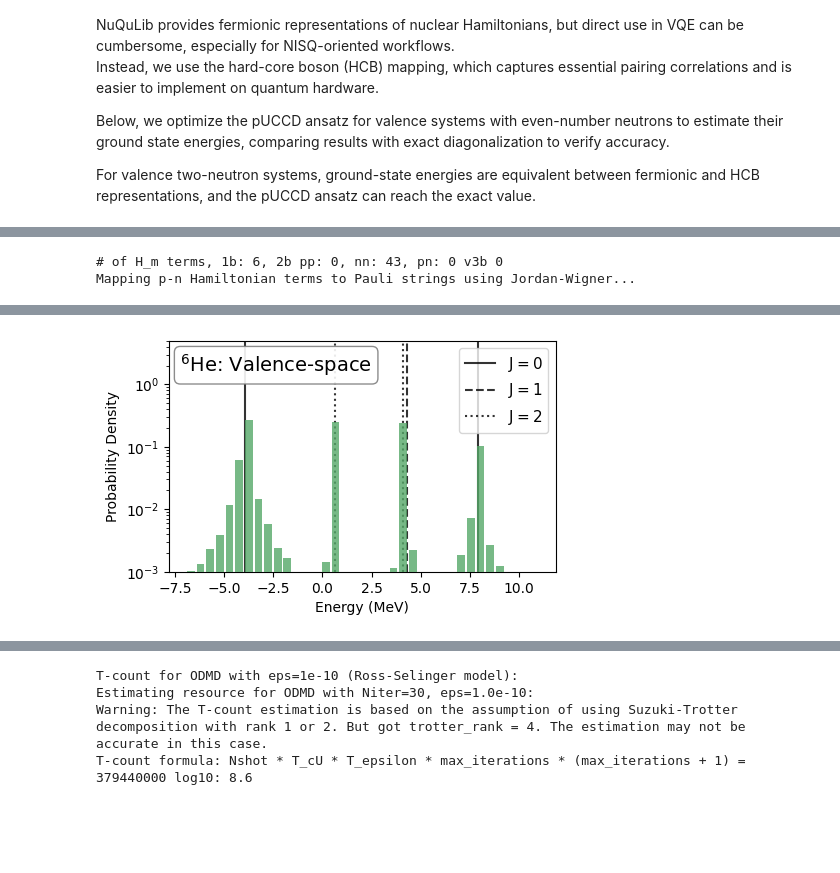
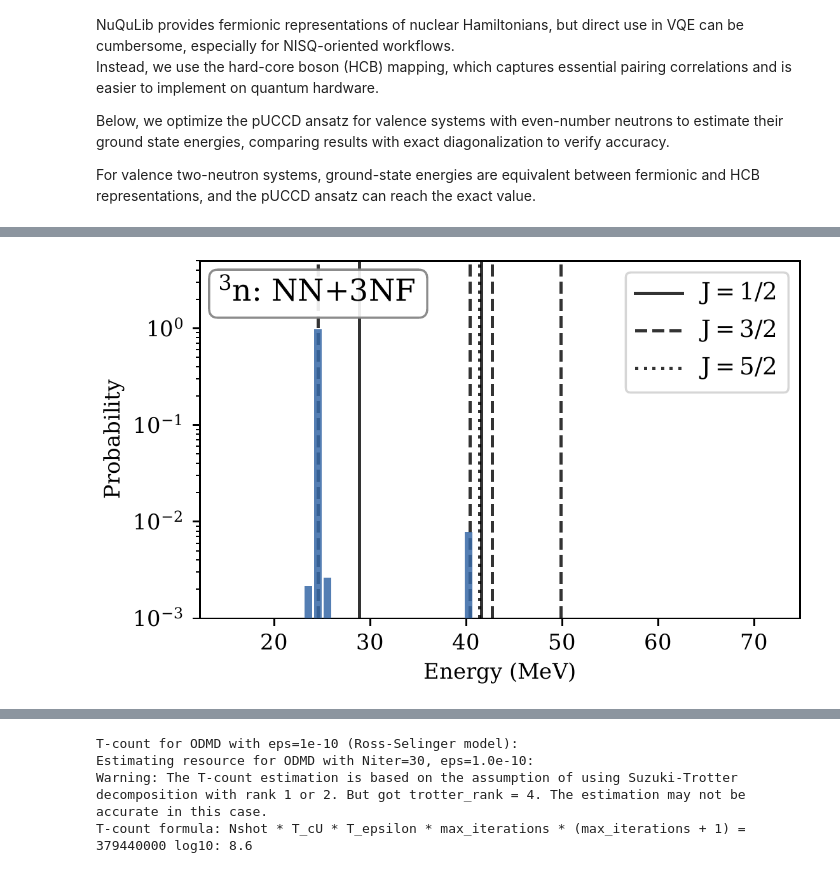
Before and after one commit to SotaYoshida/nuqulib, a Jupyter notebook: tutorial_NuQuLib.ipynb, the cells around one changed output, grey strips where cells are left out. Cells and saved outputs as stored; diff of their text form; code cells hidden in the pictures; blank space fills up the shorter version.

```diff
--- a/tutorial_NuQuLib.ipynb
+++ b/tutorial_NuQuLib.ipynb
@@ -103,7 +118,7 @@ With a certain setting, the ground-state energy of \({}^{16}\mathrm{O}\) is expe
 # %%
 emax = 1
-filename_snt = int_file_path + "TwBME-HO_NN-only_N3LO_EM500_srg1.8_hw20_emax1_e2max2.kshell.snt"
-fn_3NF = int_file_path + "ThBME_lnl_ms1_2_1.readable.txt"
+filename_snt = int_file_path + "TwBME-HO_NN-only_N3LO_EM500_srg2.0_hw20_emax1_e2max2.kshell.snt"
+fn_3NF = int_file_path + "ThBME_srg2.0_ramp40-5-36-7-32-9-28-11-24_N3LO_EM500_c1_-0.81_c3_-3.2_c4_5.4_cD_0.7_cE_-0.06_LNL2_650_500_IS_hw20from30_ms1_2_1.me3j.gz"
 Z = proton_number  = N = neutron_number = 8
 
 hamil = Hamiltonian(filename_snt, Z, N, ncsm=True, verbose=False, emax_truncate=emax,
@@ -114,8 +129,7 @@ H_1b_p, H_1b_n, H_jz_p, H_jz_n, H_pp, H_nn, H_pn, H_3b = hamil.mapping_opform(ma
 H_1b = H_1b_p + H_1b_n
 
 Hamil_NCSM_NN = H_1b + H_pp + H_nn + H_pn
-hamil.set_mscheme_3NF()
-H_3b = hamil.mapping_3NF_Mscheme()
+# mapping_opform() already returns the mapped three-body term H_3b.
 Hamil_NCSM_NN3NF = Hamil_NCSM_NN + H_3b
 
 n_qubits = hamil.n_qubits
@@ -398,10 +442,13 @@ In this section, we demonstrate Quantum Phase Estimation (QPE) with NuQuLib for
 # %%
+ncsm = True  # True: three neutrons; False: 6He with CKpot.
 n_ancilla = 6
-trotter_order = 4
+evolution_method = "expm"  # "expm" or "trotter"
+trotter_order = 4           # Used only by "trotter".
 trotter_steps = 10
 delta_t = 0.2
 size_Eshift = 10.0
 # %%
+@plt.rc_context(PAPER_PLOT_FONT)
 def plot_spectrum(n_ancilla, delta_t, target, nuc, Energy_list, Ens_exact, Jvals, save_fig=False):
     linetypes = ["solid", "dashed", "dotted", "dashdot"]
 
@@ -419,12 +466,12 @@ def plot_spectrum(n_ancilla, delta_t, target, nuc, Energy_list, Ens_exact, Jvals
     ax = fig.add_subplot(1,1,1)
     ax.set_yscale("log")
     ax.set_xlabel("Energy (MeV)")
-    ax.set_ylabel("Probability Density")
+    ax.set_ylabel("Probability")
     ax.set_ylim(bottom=1e-3, top=5.0)
     barwidth = abs(2 * np.pi / (delta_t * 2**n_ancilla) * 0.8)
     ax.bar([energy for energy, p in Energy_list],
             [p for energy, p in Energy_list],
-            width=barwidth, color=cols[0], alpha=0.8, zorder=100)
+            width=barwidth, color=paper_blue, alpha=paper_marker_alpha, zorder=100)
 
     Jhit = [ ]
     for idx, E in enumerate(Ens_exact):
@@ -435,7 +482,6 @@ def plot_spectrum(n_ancilla, delta_t, target, nuc, Energy_list, Ens_exact, Jvals
         linestyle = linetypes[Jidx]
         print(f"Energy: {E:.6f} MeV, J: {J2val} Jidx={Jidx}, linestyle: {linestyle}")
         ax.axvline(E, color= "k", linestyle=linestyle, alpha=0.8, zorder=0)
-    target = "NN-only" if target == "NN" else "NN+3NF"
     ax.text(0.03, 0.95, cnuc(nuc)+": " + int_type, transform=ax.transAxes, fontsize=14, va="top", ha="left",
             bbox=dict(boxstyle="round", facecolor="white", alpha=0.9, edgecolor="gray"))
     Emin = min(Ens_exact[0]*2, Ens_exact[0]*0.5)
@@ -457,16 +503,20 @@ def plot_spectrum(n_ancilla, delta_t, target, nuc, Energy_list, Ens_exact, Jvals
     plt.show()
     plt.close()
 # %%
-ncsm = False
 
 # NCSM
 if ncsm:
     target = "NN3NF"
     Zc = Nc = 0
-    emax = e3max = 1
-    fn_snt = int_file_path + f"TwBME-HO_NN-only_N3LO_EM500_srg1.8_hw20_emax{emax}_e2max{emax*2}.kshell.snt"
-    fn_3NF = int_file_path + "ThBME_lnl_ms1_2_1.readable.txt"
-    #fn_3NF = None; target = "NN-only"
+    emax = 1
+    e3max = 3 * emax
+    fn_snt = int_file_path + f"TwBME-HO_NN-only_N3LO_EM500_srg2.0_hw20_emax{emax}_e2max{emax*2}.kshell.snt"
+    fn_3NF = int_file_path + (
+        "ThBME_srg2.0_ramp40-5-36-7-32-9-28-11-24_N3LO_EM500_"
+        "c1_-0.81_c3_-3.2_c4_5.4_cD_0.7_cE_-0.06_LNL2_650_500_IS_"
+        "hw20from30_ms1_2_3.me3j.gz"
+    )
+    # fn_3NF = None; target = "NN"
     nuc = "3n"; Z = proton_number = 0; N = neutron_number = 3; qrange = [0, 1, 6]; target_parity = -1; size_Eshift = 0.0
     single_spiecies = 2
     delta_t = - 0.1
@@ -474,9 +524,9 @@ else:
     target = "valence"
     fn_snt = int_file_path+"ckpot.snt"; Zc = Nc = 2
     nuc = "He6"; Z = 2; N = 4
-    qrange = [8, 11]; single_spiecies = 0
     qrange = [2, 5]; single_spiecies = 2
     target_parity = 1
+    delta_t = 0.2; size_Eshift = 10.0
 
 if ncsm:
     hamil, Hamil_mapped, proton_qubits, neutron_qubits = get_Hamiltonian(fn_snt, Z, N, ncsm=ncsm, emax=emax, e3max=e3max, fn_3NF=fn_3NF, single_spiecies=single_spiecies)
@@ -517,39 +567,53 @@ print(f"Energy expectation value of the prepared state: {E_expect:.6f} MeV")
 Hamil_shifted = Hamil_mapped - size_Eshift * SparsePauliOp("I" * Nq)
 
 # Construct QPE circuit
-qc_QPE = circuit_my_QPE(n_ancilla, Nq, Hamil_shifted, U_prep, delta_t, trotter_order=trotter_order, trotter_steps=trotter_steps)
+qc_QPE = circuit_my_QPE(n_ancilla, Nq, Hamil_shifted, U_prep, delta_t, trotter_order=trotter_order, trotter_steps=trotter_steps,
+    evolution_method=evolution_method)
 qc_sv = qc_QPE.remove_final_measurements(inplace=False)
 qc_sv.save_statevector()
 
 # Run Aer statevector simulator
 print("Running QPE circuit with statevector simulator...")
 sim = AerSimulator(method='statevector', device=device_type)
-tqc = transpile(qc_sv, sim)
+# Preserve the logical qubit order when reading the statevector.
+tqc = transpile(qc_sv, sim, optimization_level=0)
 job = sim.run(tqc)
 result = job.result()
 psi_final = result.get_statevector(tqc)
 
-# Get probabilities on ancilla register only
-anc_idx = [qc_QPE.qubits.index(q) for q in qc_QPE.qregs[0]]
+# qargs are ordered from the least to the most significant ancilla bit.
+# QFT(inverse=True) includes swaps, so integer labels require no bit reversal.
+anc_idx = list(range(Nq, Nq + n_ancilla))
 probs = psi_final.probabilities_dict(qargs=anc_idx)
-
 list_probs = sorted(probs.items(), key=lambda x: x[1], reverse=True)
-summarized_probs = {}
-for bitstring_whole, p in list_probs:
-    bitstring = bitstring_whole[:n_ancilla]
-    if bitstring in summarized_probs:
-        summarized_probs[bitstring] += p
-    else:
-        summarized_probs[bitstring] = p
-list_probs = sorted(summarized_probs.items(), key=lambda x: x[1], reverse=True)
 
 Energy_list = []
 for idx, (bitstring, p) in enumerate(list_probs):
-    energy = 2 * np.pi * int(bitstring[::-1], 2) / (-delta_t * (2**n_ancilla))
+    energy = 2 * np.pi * int(bitstring, 2) / (-delta_t * (2**n_ancilla))
     energy += size_Eshift
     Energy_list.append((energy, p))
     if idx < 10:
         print(f"Bitstring: {bitstring}, Energy: {energy:.6f} MeV, Probability: {p:.6f}")
+# Independent check: the ideal finite-register QPE distribution from eigenpairs.
+from qiskit.quantum_info import Statevector
+prepared = Statevector.from_instruction(U_prep).data
+initial_sub = prepared[np.asarray(basis)]
+assert np.isclose(np.vdot(initial_sub, initial_sub).real, 1.0)
+overlaps = np.abs(obj_Diag["evecs"].conj().T @ initial_sub)**2
+phase = -(Ens_exact - size_Eshift) * delta_t / (2 * np.pi)
+register_size = 2**n_ancilla
+assert np.all((phase >= 0) & (phase < 1)), "Choose an unaliased energy window."
+k = np.arange(register_size)
+amplitudes = np.exp(2j * np.pi * k[:, None] * phase[None, :])
+kernel = np.abs(np.fft.fft(amplitudes, axis=0) / register_size)**2
+ideal_probs = kernel @ overlaps
+circuit_probs = psi_final.probabilities(qargs=anc_idx)
+qpe_probability_error = np.max(np.abs(circuit_probs - ideal_probs))
+assert np.isclose(circuit_probs.sum(), 1.0, atol=1e-10)
+if evolution_method == "expm":
+    assert qpe_probability_error < 1e-10, qpe_probability_error
+print(f"Maximum probability difference from ideal Hamiltonian evolution: {qpe_probability_error:.3e}")
+
 plot_spectrum(n_ancilla, delta_t, target, nuc, Energy_list, Ens_exact, Jvals, save_fig=True)
 # %% [output]
 single_particle_states 2
@@ -557,2 +635,0 @@ dict_sps2msps {2: [0, 1], 3: [2, 3, 4, 5]}
-# of H_m terms, 1b: 6, 2b pp: 0, nn: 43, pn: 0 v3b 0
-Mapping p-n Hamiltonian terms to Pauli strings using Jordan-Wigner...
@@ -579 +636 @@ Energy: 7.921112 MeV, J: 0 Jidx=0, linestyle: solid
-[figure, old version]
+[figure, new version]
```
Also changed, not shown: parts of 14 cells of this notebook, 19 other files.
